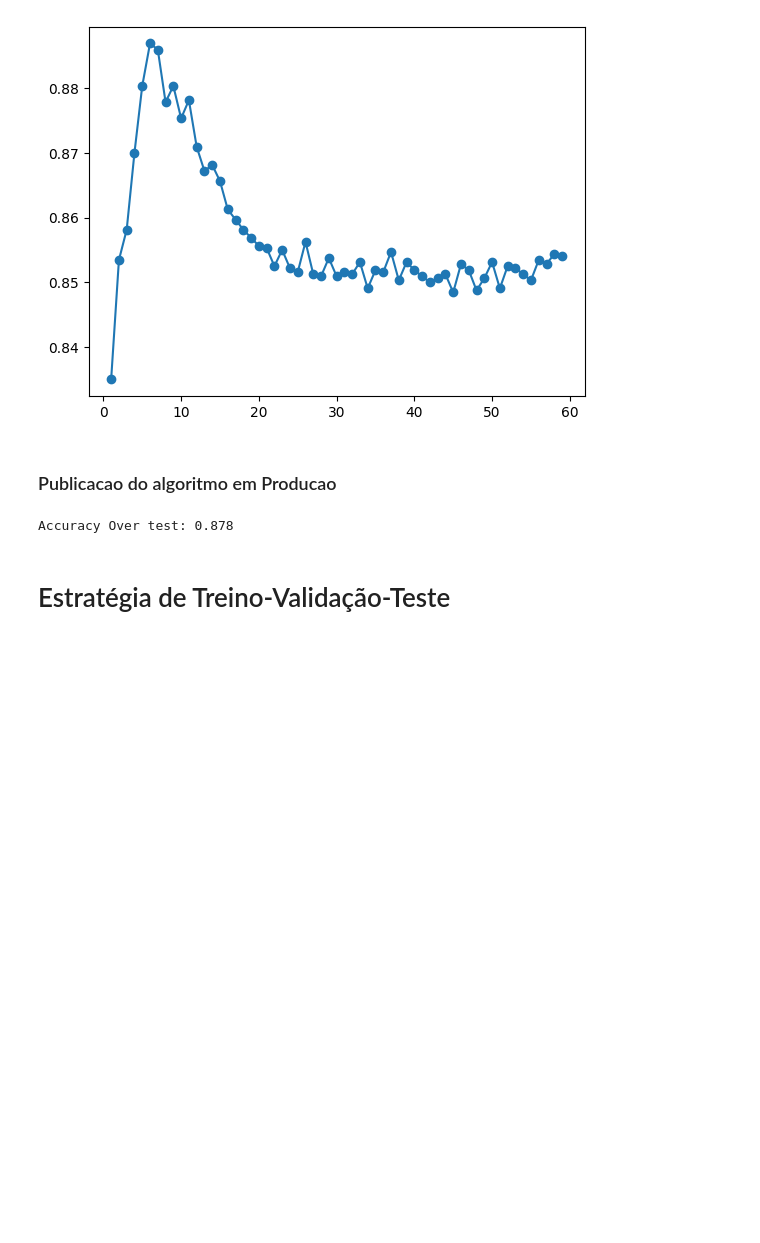
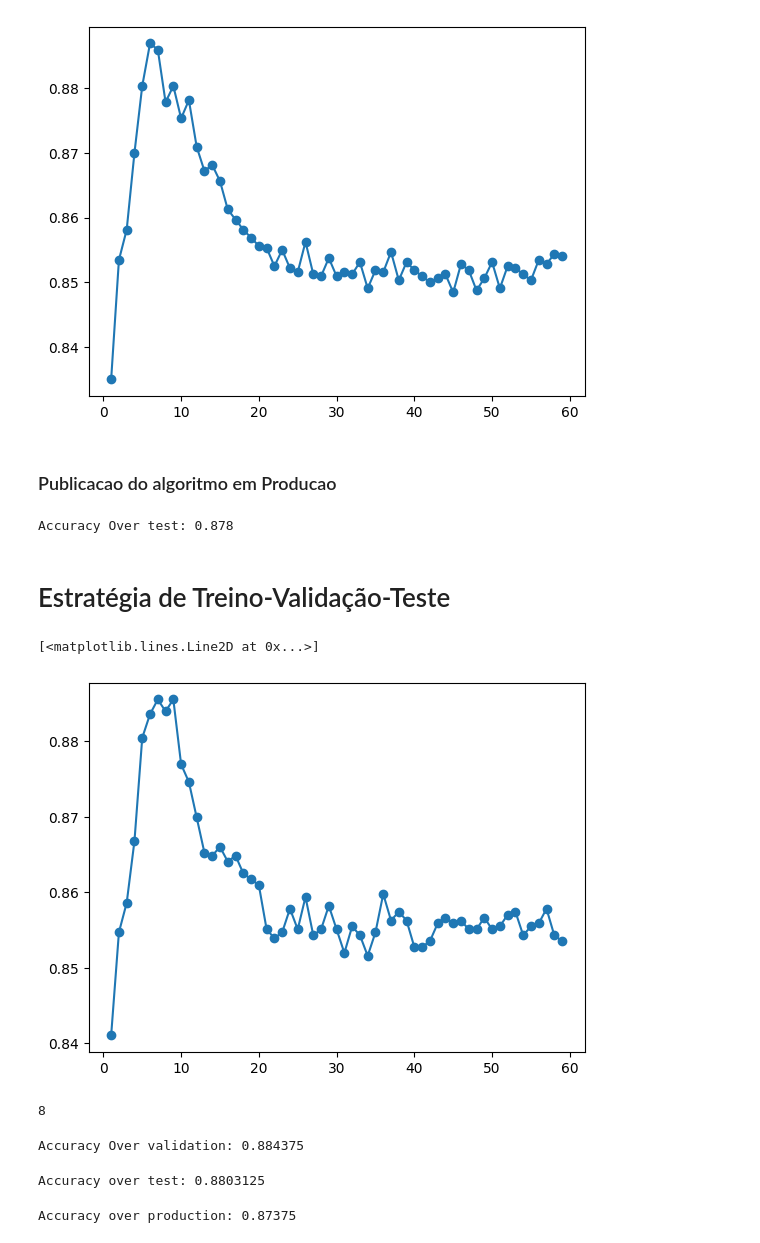
Before and after one commit to DS-Johnny/Fundamentos_Machine_Learning, a Jupyter notebook: Algoritmos/holdout_validation.ipynb, the cells around one changed output. Drawn from its saved outputs; the diff is of its cells as text; code cells hidden in the pictures; blank space fills up the shorter version.

```diff
--- a/Algoritmos/holdout_validation.ipynb
+++ b/Algoritmos/holdout_validation.ipynb
@@ -109,3 +109,57 @@ print(f'Accuracy Over test: {acc_prod}')
 Accuracy Over test: 0.878
 # %% [markdown]
 # Estratégia de Treino-Validação-Teste
+# %%
+# Separação entre treino e validação
+x_train, x_val, y_train, y_val = ms.train_test_split( x_train, y_train, test_size=0.2 )
+# %%
+values = [i for i in range(1,60)]
+
+val_score = []
+for i in values:
+    model = tr.DecisionTreeClassifier(max_depth=i)
+    model.fit( x_train, y_train)
+    # classify
+    yhat_val = model.predict( x_val )
+    acc_val = mt.accuracy_score(y_val, yhat_val )
+    val_score.append(acc_val)
+# %%
+plt.plot(values, val_score, '-o', label='Validation')
+# %% [output]
+[<matplotlib.lines.Line2D at 0x...>]
+[figure, added]
+# %%
+val_score.index(max(val_score))
+# %% [output]
+8
+# %%
+# Modelo treinado com os dados de treinamento
+model = tr.DecisionTreeClassifier( max_depth=9)
+model.fit(x_train, y_train )
+
+# Classificação sobre os dados de teste
+yhat_val = model.predict( x_val )
+acc_val = mt.accuracy_score(y_val, yhat_val )
+
+print(f'Accuracy Over validation: {acc_val}')
+# %% [output]
+Accuracy Over validation: 0.884375
+# %%
+# Modelo treinado sobre training + validation
+model_last = tr.DecisionTreeClassifier(max_depth=9)
+model_last.fit(np.concat((x_train, x_val)), np.concat((y_train, y_val)))
+# classify
+yhat_test = model_last.predict(x_test)
+acc_test = mt.accuracy_score(y_test, yhat_test)
+
+print(f'Accuracy over test: {acc_test}')
+# %% [output]
+Accuracy over test: 0.8803125
+# %%
+# classificaçao sobre os dados de teste
+yhat_prod = model_last.predict( x_prod )
+acc_prod = mt.accuracy_score(y_prod, yhat_prod)
+
+print(f'Accuracy over production: {acc_prod}')
+# %% [output]
+Accuracy over production: 0.87375
```
